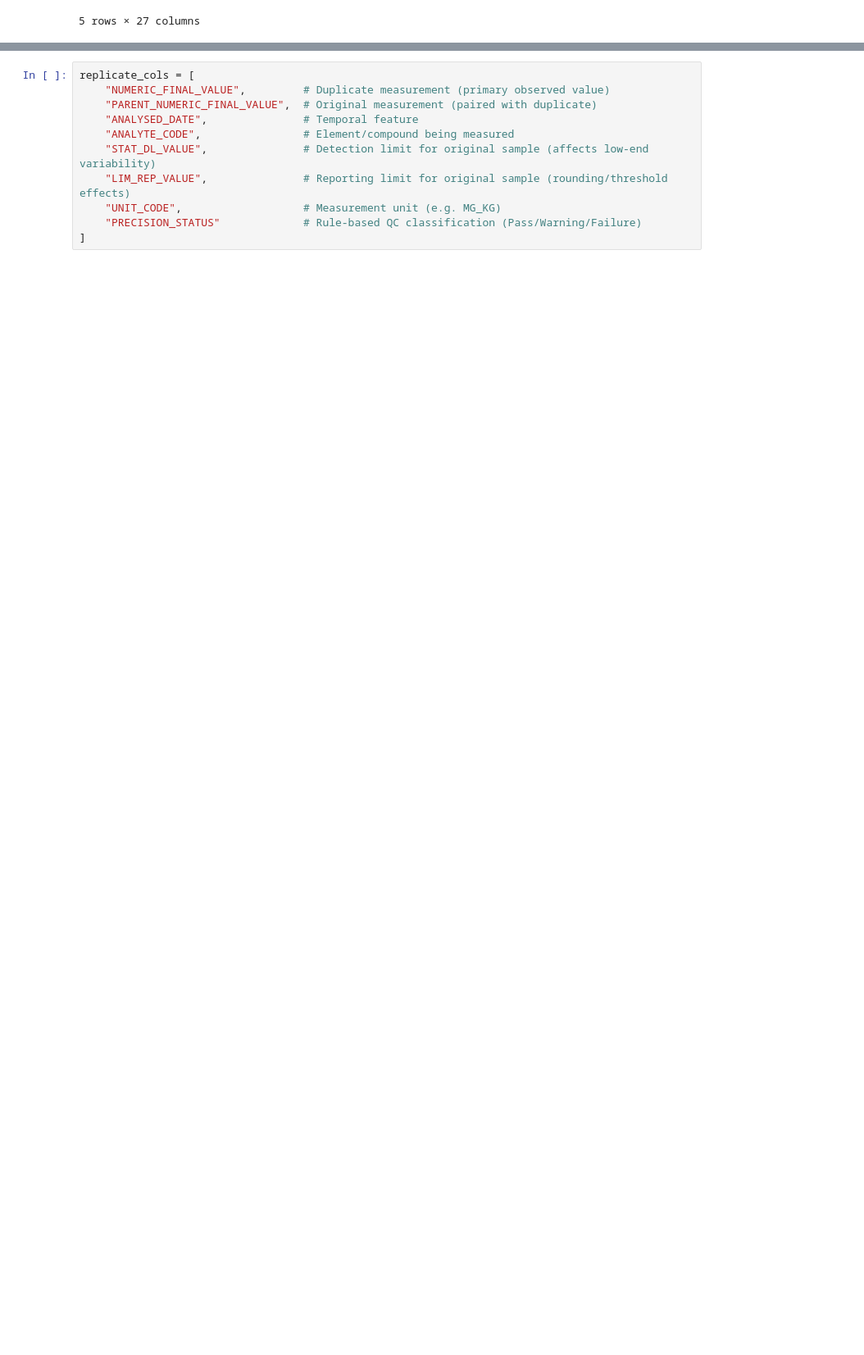
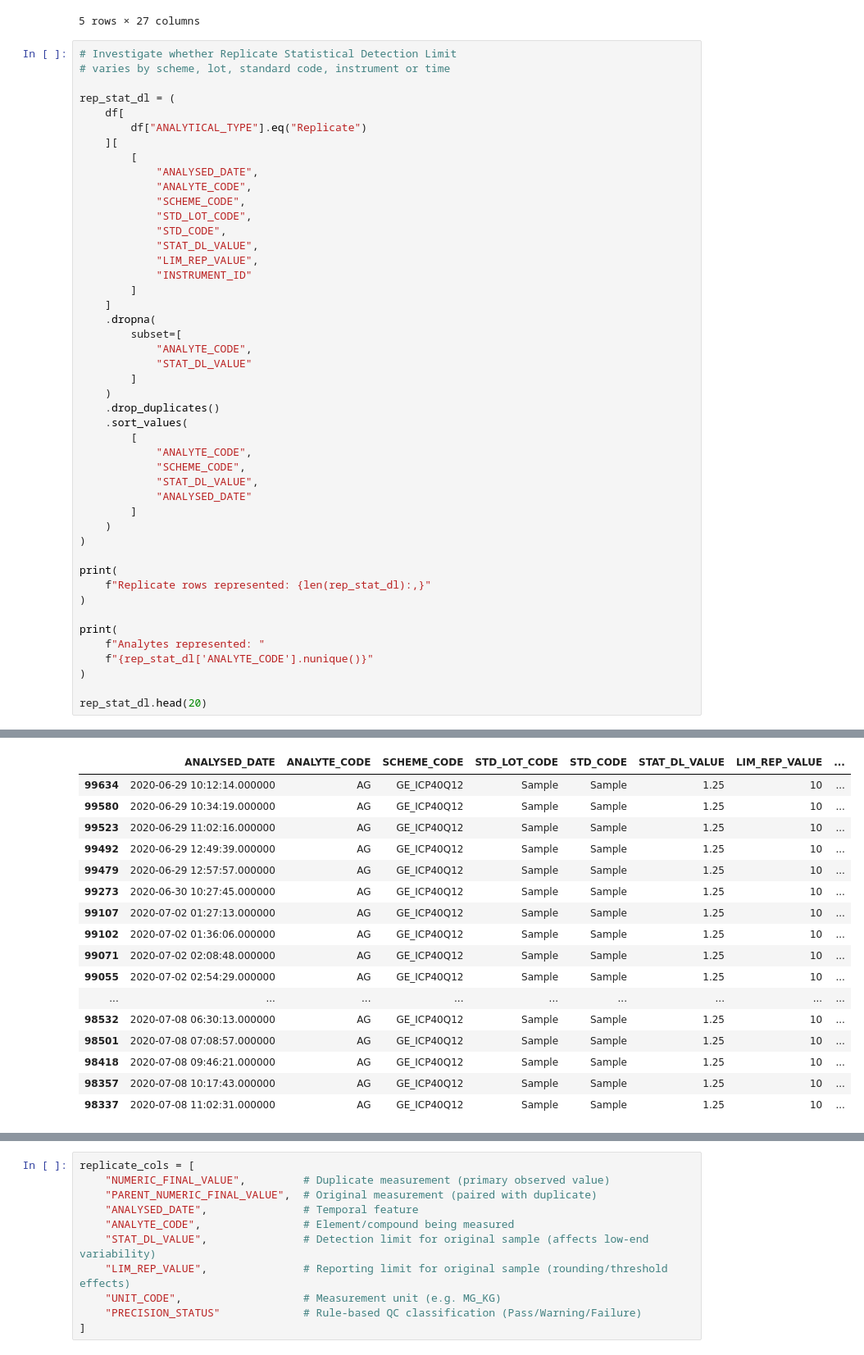
Before and after one commit to Jettiz/QUT-Capstone-Team-32-Datamine-QC-Quality-Control, a Jupyter notebook: notebooks/REP__distribution_analysis.ipynb, the cells around one changed output, grey strips where cells are left out. Shown at 82% size. Saved outputs shown, nothing was run; the diff lists cells and outputs as text; blank space fills up the shorter version.

```diff
--- a/notebooks/REP__distribution_analysis.ipynb
+++ b/notebooks/REP__distribution_analysis.ipynb
@@ -102,3 +102,50 @@ df.head()
 | 3 | Replicate | Sample | Sample | TSV_LB0016663011 | 18.525452 | 2021-11-22 16:37:33.000000 | GE_IMS40Q12 | ... |
 | 4 | Standard | OREAS_905 | OREAS_905 | TSV_LB0016663011 | 11.742601 | 2021-11-22 16:37:33.000000 | GE_IMS40Q12 | ... |
 5 rows × 27 columns
+# %%
+# Investigate whether Replicate Statistical Detection Limit
+# varies by scheme, lot, standard code, instrument or time
+
+rep_stat_dl = (
+    df[
+        df["ANALYTICAL_TYPE"].eq("Replicate")
+    ][
+        [
+            "ANALYSED_DATE",
+            "ANALYTE_CODE",
+            "SCHEME_CODE",
+            "STD_LOT_CODE",
+            "STD_CODE",
+            "STAT_DL_VALUE",
+            "LIM_REP_VALUE",
+            "INSTRUMENT_ID"
+        ]
+    ]
+    .dropna(
+        subset=[
+            "ANALYTE_CODE",
+            "STAT_DL_VALUE"
+        ]
+    )
+    .drop_duplicates()
+    .sort_values(
+        [
+            "ANALYTE_CODE",
+            "SCHEME_CODE",
+            "STAT_DL_VALUE",
+            "ANALYSED_DATE"
+        ]
+    )
+)
+
+print(
+    f"Replicate rows represented: {len(rep_stat_dl):,}"
+)
+
+print(
+    f"Analytes represented: "
+    f"{rep_stat_dl['ANALYTE_CODE'].nunique()}"
+)
+
+rep_stat_dl.head(20)
+# %% [output]
@@ -104,0 +154,17 @@ df.head()
+|  | ANALYSED_DATE | ANALYTE_CODE | SCHEME_CODE | STD_LOT_CODE | STD_CODE | STAT_DL_VALUE | LIM_REP_VALUE | ... |
+| 99634 | 2020-06-29 10:12:14.000000 | AG | GE_ICP40Q12 | Sample | Sample | 1.25 | 10 | ... |
+| 99580 | 2020-06-29 10:34:19.000000 | AG | GE_ICP40Q12 | Sample | Sample | 1.25 | 10 | ... |
+| 99523 | 2020-06-29 11:02:16.000000 | AG | GE_ICP40Q12 | Sample | Sample | 1.25 | 10 | ... |
+| 99492 | 2020-06-29 12:49:39.000000 | AG | GE_ICP40Q12 | Sample | Sample | 1.25 | 10 | ... |
+| 99479 | 2020-06-29 12:57:57.000000 | AG | GE_ICP40Q12 | Sample | Sample | 1.25 | 10 | ... |
+| 99273 | 2020-06-30 10:27:45.000000 | AG | GE_ICP40Q12 | Sample | Sample | 1.25 | 10 | ... |
+| 99107 | 2020-07-02 01:27:13.000000 | AG | GE_ICP40Q12 | Sample | Sample | 1.25 | 10 | ... |
+| 99102 | 2020-07-02 01:36:06.000000 | AG | GE_ICP40Q12 | Sample | Sample | 1.25 | 10 | ... |
+| 99071 | 2020-07-02 02:08:48.000000 | AG | GE_ICP40Q12 | Sample | Sample | 1.25 | 10 | ... |
+| 99055 | 2020-07-02 02:54:29.000000 | AG | GE_ICP40Q12 | Sample | Sample | 1.25 | 10 | ... |
+| ... | ... | ... | ... | ... | ... | ... | ... | ... |
+| 98532 | 2020-07-08 06:30:13.000000 | AG | GE_ICP40Q12 | Sample | Sample | 1.25 | 10 | ... |
+| 98501 | 2020-07-08 07:08:57.000000 | AG | GE_ICP40Q12 | Sample | Sample | 1.25 | 10 | ... |
+| 98418 | 2020-07-08 09:46:21.000000 | AG | GE_ICP40Q12 | Sample | Sample | 1.25 | 10 | ... |
+| 98357 | 2020-07-08 10:17:43.000000 | AG | GE_ICP40Q12 | Sample | Sample | 1.25 | 10 | ... |
+| 98337 | 2020-07-08 11:02:31.000000 | AG | GE_ICP40Q12 | Sample | Sample | 1.25 | 10 | ... |
```
Also changed, not shown: parts of 5 cells of this notebook, 3 other files.
